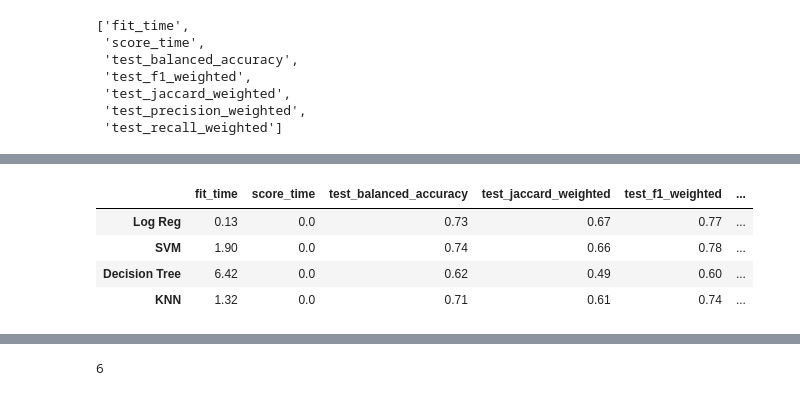
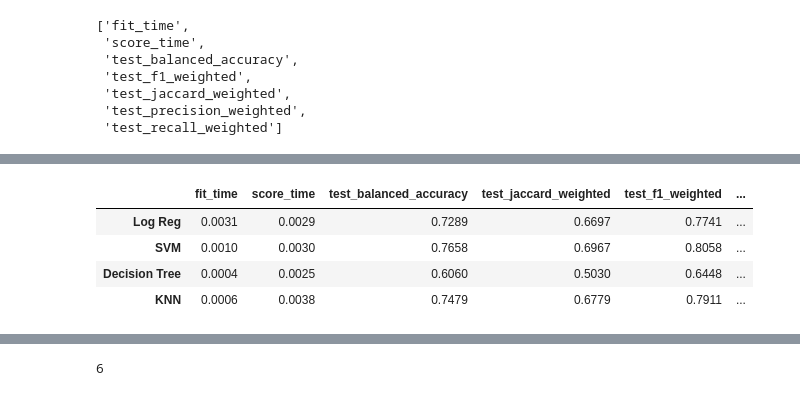
Before and after one commit to ssaigo/Data-Science-Capstone, a Jupyter notebook: Final_notebook_7.ipynb, the cells around one changed output, grey strips where cells are left out. Drawn from its saved outputs; the diff is of its cells as text; code cells hidden in the pictures.

```diff
--- a/Final_notebook_7.ipynb
+++ b/Final_notebook_7.ipynb
@@ -472,7 +503,7 @@ from sklearn.model_selection import cross_validate
 from sklearn.metrics import recall_score
 # %%
 scoring = ['balanced_accuracy','jaccard_weighted','f1_weighted', 'precision_weighted', 'recall_weighted']
-score_LR=cross_validate(logreg_cv,X,Y,cv=4,scoring=scoring)
+score_LR=cross_validate(lr_best,X,Y,cv=4,scoring=scoring)
 sorted(score_LR.keys())
 # %% [output]
 ['fit_time',
@@ -486,7 +517,7 @@ sorted(score_LR.keys())
 RESULTS_LR=pd.DataFrame(pd.DataFrame(score_LR).mean(axis=0))
 RESULTS_LR.columns=['Log Reg']
 # %%
-score_SVM=cross_validate(svm_cv,X,Y,cv=4,scoring=scoring)
+score_SVM=cross_validate(svm_best,X,Y,cv=4,scoring=scoring)
 sorted(score_SVM.keys())
 # %% [output]
 ['fit_time',
@@ -500,7 +531,7 @@ sorted(score_SVM.keys())
 RESULTS_SVM=pd.DataFrame(pd.DataFrame(score_SVM).mean(axis=0))
 RESULTS_SVM.columns=['SVM']
 # %%
-score_TREE=cross_validate(tree_cv,X,Y,cv=4,scoring=scoring)
+score_TREE=cross_validate(tree_best,X,Y,cv=4,scoring=scoring)
 sorted(score_TREE.keys())
 # %% [output]
 ['fit_time',
@@ -515,7 +546,7 @@ RESULTS_TREE=pd.DataFrame(score_TREE).mean(axis=0)
 RESULTS_TREE=pd.DataFrame(RESULTS_TREE)
 RESULTS_TREE.columns=['Decision Tree']
 # %%
-score_KNN=cross_validate(knn_cv,X,Y,cv=4,scoring=scoring)
+score_KNN=cross_validate(knn_best,X,Y,cv=4,scoring=scoring)
 sorted(score_KNN.keys())
 # %% [output]
 ['fit_time',
@@ -544,12 +575,12 @@ RES
 # %%
-RESULTS=RES.transpose().round(decimals=2)
+RESULTS=RES.transpose().round(decimals=4)
 RESULTS
 # %% [output]
 |  | fit_time | score_time | test_balanced_accuracy | test_jaccard_weighted | test_f1_weighted | ... |
-| Log Reg | 0.13 | 0.0 | 0.73 | 0.67 | 0.77 | ... |
-| SVM | 1.90 | 0.0 | 0.74 | 0.66 | 0.78 | ... |
-| Decision Tree | 6.42 | 0.0 | 0.62 | 0.49 | 0.60 | ... |
-| KNN | 1.32 | 0.0 | 0.71 | 0.61 | 0.74 | ... |
+| Log Reg | 0.0031 | 0.0029 | 0.7289 | 0.6697 | 0.7741 | ... |
+| SVM | 0.0010 | 0.0030 | 0.7658 | 0.6967 | 0.8058 | ... |
+| Decision Tree | 0.0004 | 0.0025 | 0.6060 | 0.5030 | 0.6448 | ... |
+| KNN | 0.0006 | 0.0038 | 0.7479 | 0.6779 | 0.7911 | ... |
 # %%
 RESULTS=RESULTS.drop(columns=['score_time'])
 RESULTS
```
Also changed, not shown: parts of 29 cells of this notebook.
